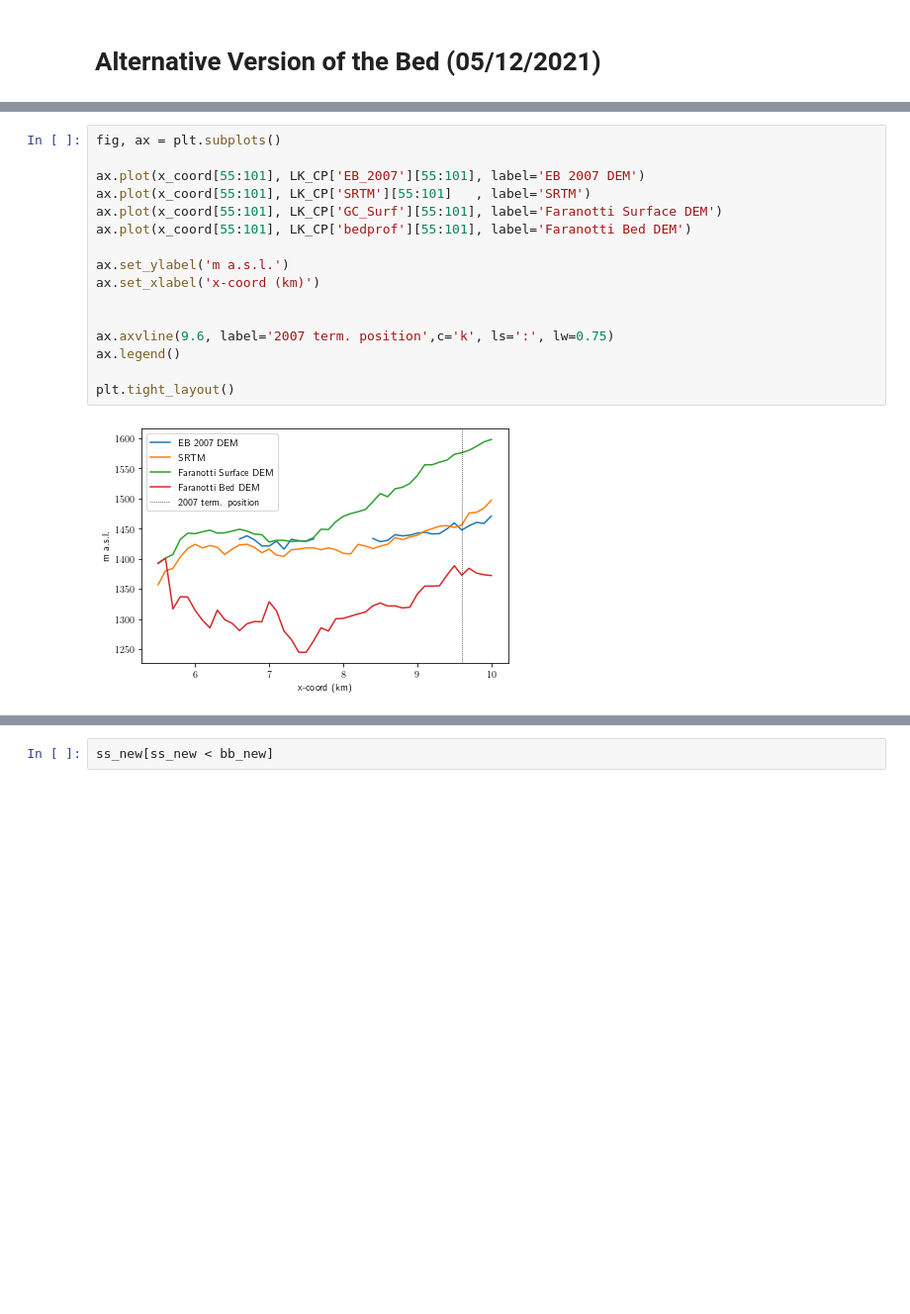
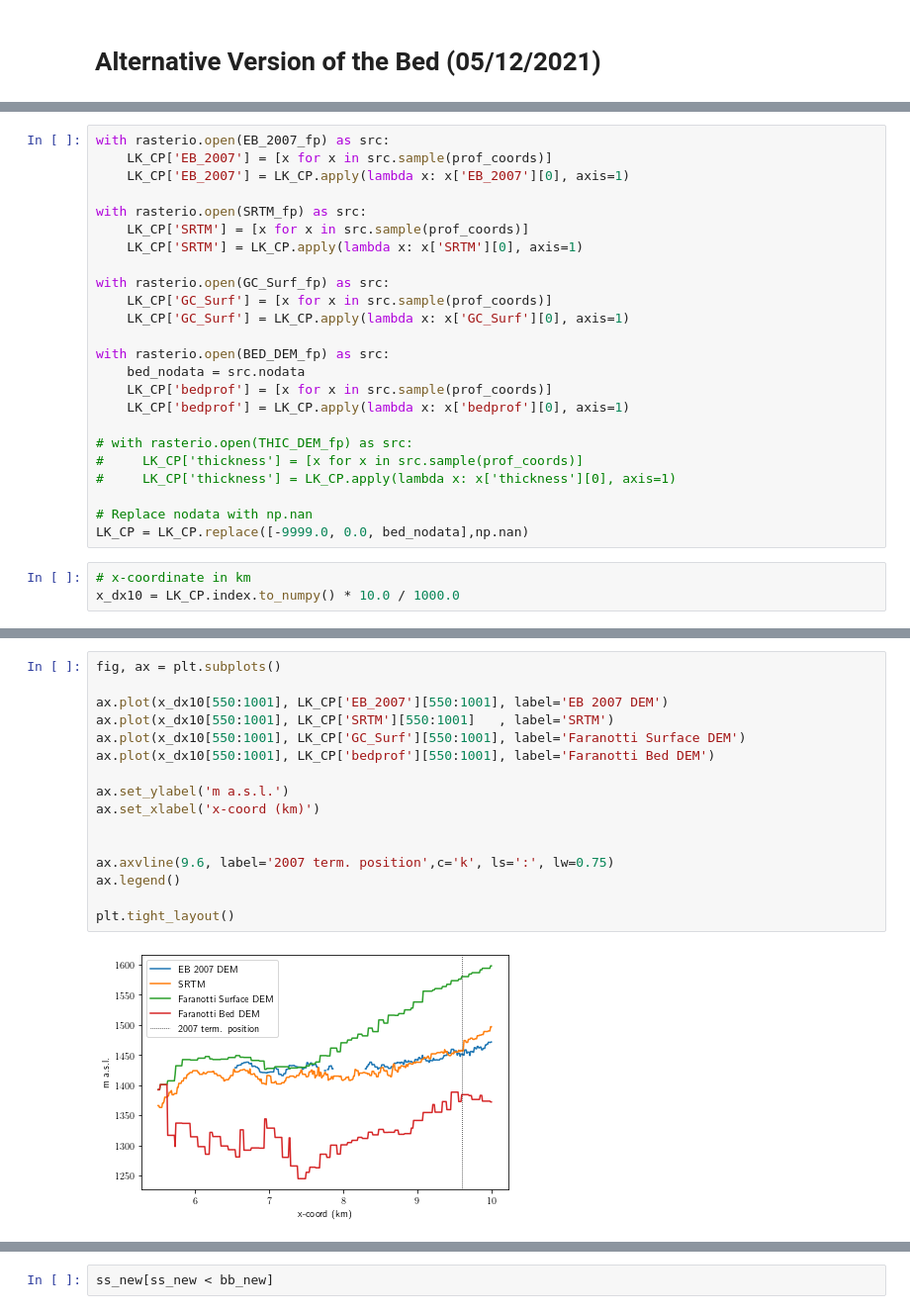
Before and after one commit to andrewdnolan/Harmonic_Beds, a Jupyter notebook: Notebooks/01.SS_preprocessing.ipynb, the cells around one changed output, grey strips where cells are left out. Shown at 99% size. Cells and saved outputs as stored; diff of their text form; blank space fills up the shorter version.

```diff
--- a/Notebooks/01.SS_preprocessing.ipynb
+++ b/Notebooks/01.SS_preprocessing.ipynb
@@ -276,3 +303,30 @@ np.savetxt('../Data/Topography/SMOOTH_SurfTopo.dat'  , np.array([xx,ss_smooth]).
+# %%
+with rasterio.open(EB_2007_fp) as src:
+    LK_CP['EB_2007'] = [x for x in src.sample(prof_coords)]
+    LK_CP['EB_2007'] = LK_CP.apply(lambda x: x['EB_2007'][0], axis=1)
+
+with rasterio.open(SRTM_fp) as src:
+    LK_CP['SRTM'] = [x for x in src.sample(prof_coords)]
+    LK_CP['SRTM'] = LK_CP.apply(lambda x: x['SRTM'][0], axis=1)
+
+with rasterio.open(GC_Surf_fp) as src:
+    LK_CP['GC_Surf'] = [x for x in src.sample(prof_coords)]
+    LK_CP['GC_Surf'] = LK_CP.apply(lambda x: x['GC_Surf'][0], axis=1)
+
+with rasterio.open(BED_DEM_fp) as src:
+    bed_nodata = src.nodata
+    LK_CP['bedprof'] = [x for x in src.sample(prof_coords)]
+    LK_CP['bedprof'] = LK_CP.apply(lambda x: x['bedprof'][0], axis=1)
+
+# with rasterio.open(THIC_DEM_fp) as src:
+#     LK_CP['thickness'] = [x for x in src.sample(prof_coords)]
+#     LK_CP['thickness'] = LK_CP.apply(lambda x: x['thickness'][0], axis=1)
+
+# Replace nodata with np.nan
+LK_CP = LK_CP.replace([-9999.0, 0.0, bed_nodata],np.nan)
+# %%
+# x-coordinate in km
+x_dx10 = LK_CP.index.to_numpy() * 10.0 / 1000.0
 # %%
 fig, ax = plt.subplots()
 
@@ -294,19 +348,19 @@ plt.tight_layout()
 # %%
 fig, ax = plt.subplots()
 
-ax.plot(x_coord[55:101], LK_CP['EB_2007'][55:101], label='EB 2007 DEM')
-ax.plot(x_coord[55:101], LK_CP['SRTM'][55:101]   , label='SRTM')
-ax.plot(x_coord[55:101], LK_CP['GC_Surf'][55:101], label='Faranotti Surface DEM')
-ax.plot(x_coord[55:101], LK_CP['bedprof'][55:101], label='Faranotti Bed DEM')
+ax.plot(x_dx10[550:1001], LK_CP['EB_2007'][550:1001], label='EB 2007 DEM')
+ax.plot(x_dx10[550:1001], LK_CP['SRTM'][550:1001]   , label='SRTM')
+ax.plot(x_dx10[550:1001], LK_CP['GC_Surf'][550:1001], label='Faranotti Surface DEM')
+ax.plot(x_dx10[550:1001], LK_CP['bedprof'][550:1001], label='Faranotti Bed DEM')
 
 ax.set_ylabel('m a.s.l.')
 ax.set_xlabel('x-coord (km)')
 
 
 ax.axvline(9.6, label='2007 term. position',c='k', ls=':', lw=0.75)
 ax.legend()
 
 plt.tight_layout()
 # %% [output]
-[figure, old version]
+[figure, new version]
 # %%
```
Also changed, not shown: parts of 10 cells of this notebook, 48 other files.
